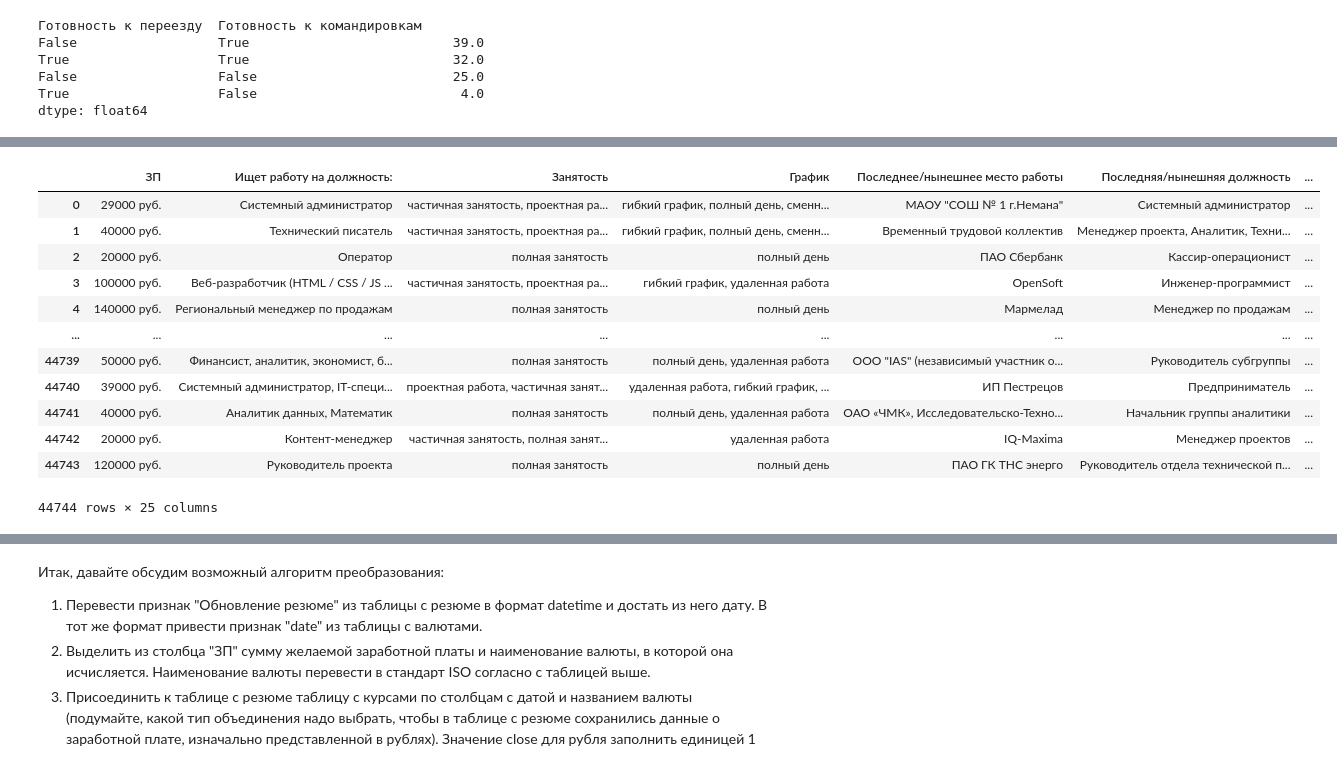
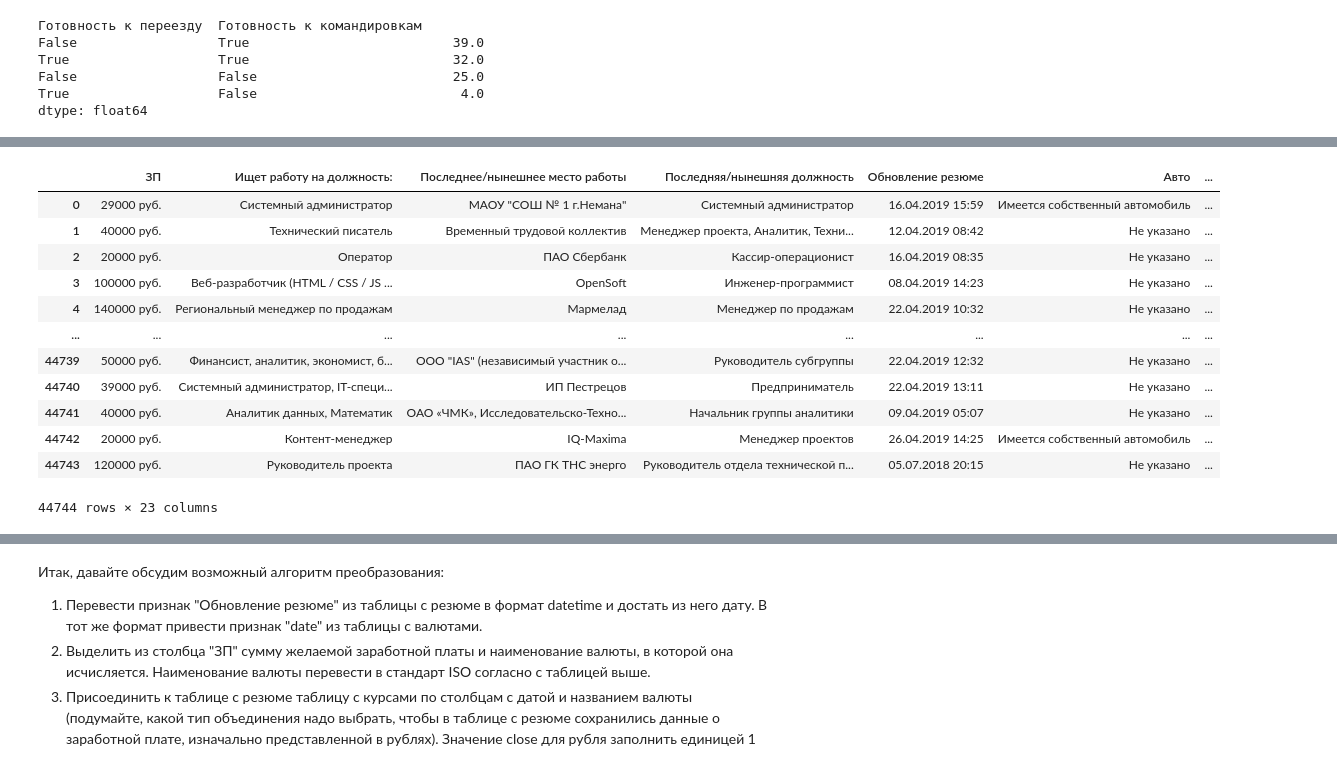
Before and after one commit to Breesy4/SF_PROJECT1, a Jupyter notebook: Project/Ноутбук-шаблон Project 1.ipynb, the cells around one changed output, grey strips where cells are left out. Cells and saved outputs as stored; diff of their text form; code cells hidden in the pictures.

```diff
--- a/Project/Ноутбук-шаблон Project 1.ipynb
+++ b/Project/Ноутбук-шаблон Project 1.ipynb
@@ -406,27 +406,29 @@ dtype: float64
 # %%
 #Списки в будущими признаками, с помощью которых будет проведено сопоставление
 employments = ['полная занятость', 'частичная занятость', 'проектная работа', 'волонтерство', 'стажировка']
 charts = ['полный день', 'сменный график',
          'гибкий график', 'удаленная работа',
          'вахтовый метод']
 
 #Циклом создаем новые признаки
 for employment, chart in zip(employments, charts):
     #Лямбда-функцией проверяем наличие ключевого значения в списках
     hh[employment] = hh['Занятость'].apply(lambda x: employment in x)
     hh[chart] = hh['График'].apply(lambda x: chart in x)
+
+hh = hh.drop(['Занятость', 'График'], axis=1)
 display(hh)
 # %% [output]
-|  | ЗП | Ищет работу на должность: | Занятость | График | Последнее/нынешнее место работы | Последняя/нынешняя должность | ... |
-| 0 | 29000 руб. | Системный администратор | частичная занятость, проектная ра... | гибкий график, полный день, сменн... | МАОУ "СОШ № 1 г.Немана" | Системный администратор | ... |
-| 1 | 40000 руб. | Технический писатель | частичная занятость, проектная ра... | гибкий график, полный день, сменн... | Временный трудовой коллектив | Менеджер проекта, Аналитик, Техни... | ... |
-| 2 | 20000 руб. | Оператор | полная занятость | полный день | ПАО Сбербанк | Кассир-операционист | ... |
-| 3 | 100000 руб. | Веб-разработчик (HTML / CSS / JS ... | частичная занятость, проектная ра... | гибкий график, удаленная работа | OpenSoft | Инженер-программист | ... |
-| 4 | 140000 руб. | Региональный менеджер по продажам | полная занятость | полный день | Мармелад | Менеджер по продажам | ... |
+|  | ЗП | Ищет работу на должность: | Последнее/нынешнее место работы | Последняя/нынешняя должность | Обновление резюме | Авто | ... |
+| 0 | 29000 руб. | Системный администратор | МАОУ "СОШ № 1 г.Немана" | Системный администратор | 16.04.2019 15:59 | Имеется собственный автомобиль | ... |
+| 1 | 40000 руб. | Технический писатель | Временный трудовой коллектив | Менеджер проекта, Аналитик, Техни... | 12.04.2019 08:42 | Не указано | ... |
+| 2 | 20000 руб. | Оператор | ПАО Сбербанк | Кассир-операционист | 16.04.2019 08:35 | Не указано | ... |
+| 3 | 100000 руб. | Веб-разработчик (HTML / CSS / JS ... | OpenSoft | Инженер-программист | 08.04.2019 14:23 | Не указано | ... |
+| 4 | 140000 руб. | Региональный менеджер по продажам | Мармелад | Менеджер по продажам | 22.04.2019 10:32 | Не указано | ... |
 | ... | ... | ... | ... | ... | ... | ... | ... |
-| 44739 | 50000 руб. | Финансист, аналитик, экономист, б... | полная занятость | полный день, удаленная работа | ООО "IAS" (независимый участник о... | Руководитель субгруппы | ... |
-| 44740 | 39000 руб. | Системный администратор, IT-специ... | проектная работа, частичная занят... | удаленная работа, гибкий график, ... | ИП Пестрецов | Предприниматель | ... |
-| 44741 | 40000 руб. | Аналитик данных, Математик | полная занятость | полный день, удаленная работа | ОАО «ЧМК», Исследовательско-Техно... | Начальник группы аналитики | ... |
-| 44742 | 20000 руб. | Контент-менеджер | частичная занятость, полная занят... | удаленная работа | IQ-Maxima | Менеджер проектов | ... |
-| 44743 | 120000 руб. | Руководитель проекта | полная занятость | полный день | ПАО ГК ТНС энерго | Руководитель отдела технической п... | ... |
+| 44739 | 50000 руб. | Финансист, аналитик, экономист, б... | ООО "IAS" (независимый участник о... | Руководитель субгруппы | 22.04.2019 12:32 | Не указано | ... |
+| 44740 | 39000 руб. | Системный администратор, IT-специ... | ИП Пестрецов | Предприниматель | 22.04.2019 13:11 | Не указано | ... |
+| 44741 | 40000 руб. | Аналитик данных, Математик | ОАО «ЧМК», Исследовательско-Техно... | Начальник группы аналитики | 09.04.2019 05:07 | Не указано | ... |
+| 44742 | 20000 руб. | Контент-менеджер | IQ-Maxima | Менеджер проектов | 26.04.2019 14:25 | Имеется собственный автомобиль | ... |
+| 44743 | 120000 руб. | Руководитель проекта | ПАО ГК ТНС энерго | Руководитель отдела технической п... | 05.07.2018 20:15 | Не указано | ... |
-44744 rows × 25 columns
+44744 rows × 23 columns
```
Also changed, not shown: parts of 5 cells of this notebook, 1 other file.
